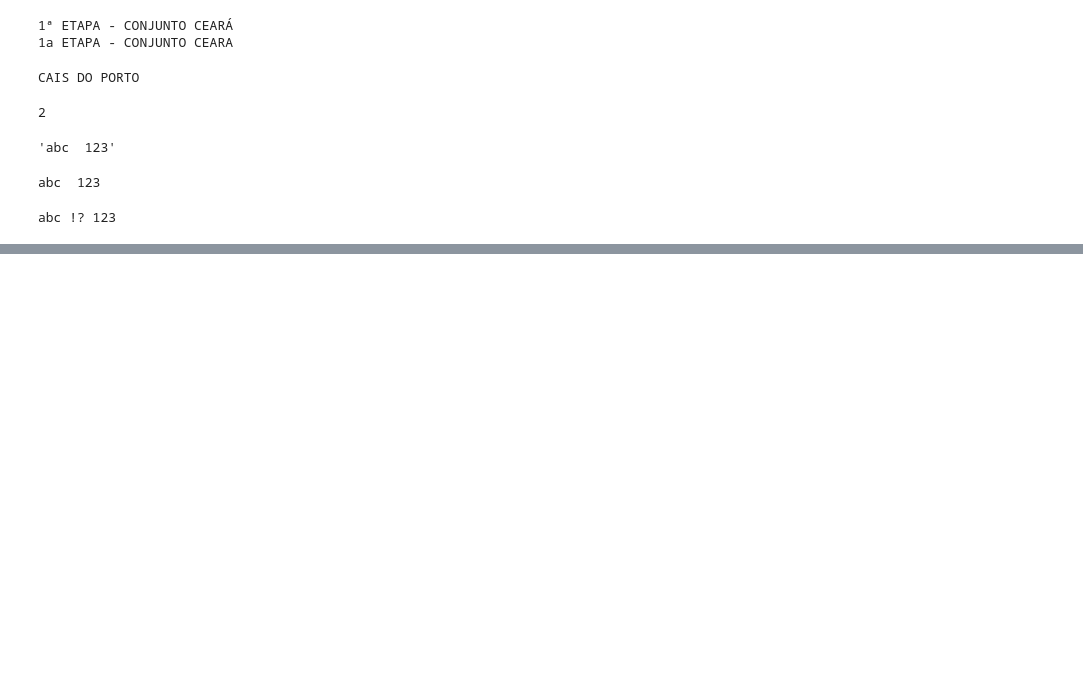
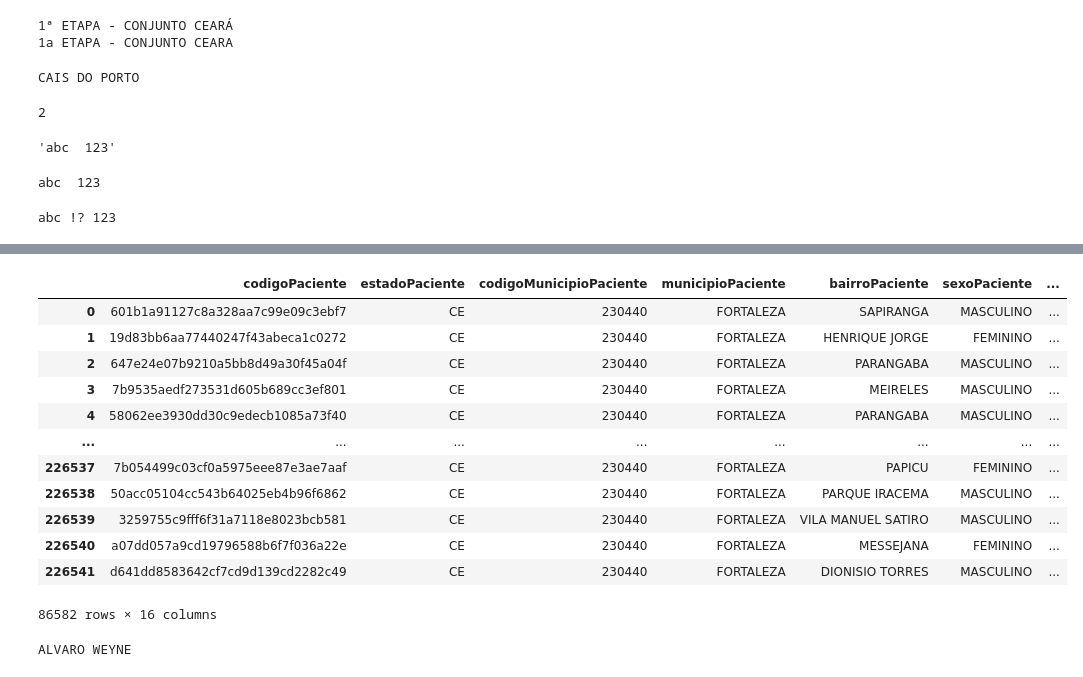
Before and after one commit to guifa/covid19-ce-real-time-dashboard, a Jupyter notebook: notebooks/data_cleaning.ipynb, the cells around one changed output, grey strips where cells are left out. Cells and saved outputs as stored; diff of their text form; code cells hidden in the pictures; blank space fills up the shorter version.

```diff
--- a/notebooks/data_cleaning.ipynb
+++ b/notebooks/data_cleaning.ipynb
@@ -178,0 +164,18 @@ cases_covid_fortaleza_no_nan[cases_covid_fortaleza_no_nan['bairroPaciente'] == '
+# %%
+cases_covid_fortaleza_no_nan['bairroPaciente'] = cases_covid_fortaleza_no_nan['bairroPaciente'].map(clean_neighborhood_names)
+# %%
+cases_covid_fortaleza_no_nan
+# %% [output]
+|  | codigoPaciente | estadoPaciente | codigoMunicipioPaciente | municipioPaciente | bairroPaciente | sexoPaciente | ... |
+| 0 | 601b1a91127c8a328aa7c99e09c3ebf7 | CE | 230440 | FORTALEZA | SAPIRANGA | MASCULINO | ... |
+| 1 | 19d83bb6aa77440247f43abeca1c0272 | CE | 230440 | FORTALEZA | HENRIQUE JORGE | FEMININO | ... |
+| 2 | 647e24e07b9210a5bb8d49a30f45a04f | CE | 230440 | FORTALEZA | PARANGABA | MASCULINO | ... |
+| 3 | 7b9535aedf273531d605b689cc3ef801 | CE | 230440 | FORTALEZA | MEIRELES | MASCULINO | ... |
+| 4 | 58062ee3930dd30c9edecb1085a73f40 | CE | 230440 | FORTALEZA | PARANGABA | MASCULINO | ... |
+| ... | ... | ... | ... | ... | ... | ... | ... |
+| 226537 | 7b054499c03cf0a5975eee87e3ae7aaf | CE | 230440 | FORTALEZA | PAPICU | FEMININO | ... |
+| 226538 | 50acc05104cc543b64025eb4b96f6862 | CE | 230440 | FORTALEZA | PARQUE IRACEMA | MASCULINO | ... |
+| 226539 | 3259755c9fff6f31a7118e8023bcb581 | CE | 230440 | FORTALEZA | VILA MANUEL SATIRO | MASCULINO | ... |
+| 226540 | a07dd057a9cd19796588b6f7f036a22e | CE | 230440 | FORTALEZA | MESSEJANA | FEMININO | ... |
+| 226541 | d641dd8583642cf7cd9d139cd2282c49 | CE | 230440 | FORTALEZA | DIONISIO TORRES | MASCULINO | ... |
+86582 rows × 16 columns
@@ -178,0 +188,5 @@ cases_covid_fortaleza_no_nan[cases_covid_fortaleza_no_nan['bairroPaciente'] == '
+# %%
+bairro_teste = 'ALVARO ENY'
+print(replace_for_official_names(bairro_teste, bairros['NOME'].tolist()))
+# %% [output]
+ALVARO WEYNE
```
Also changed, not shown: parts of 13 cells of this notebook.
